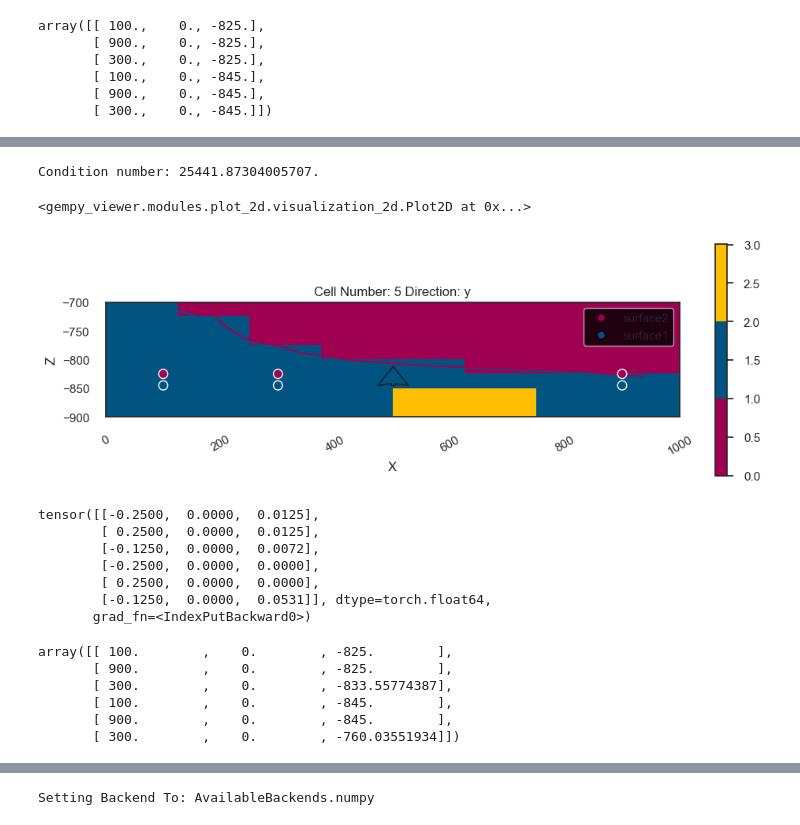
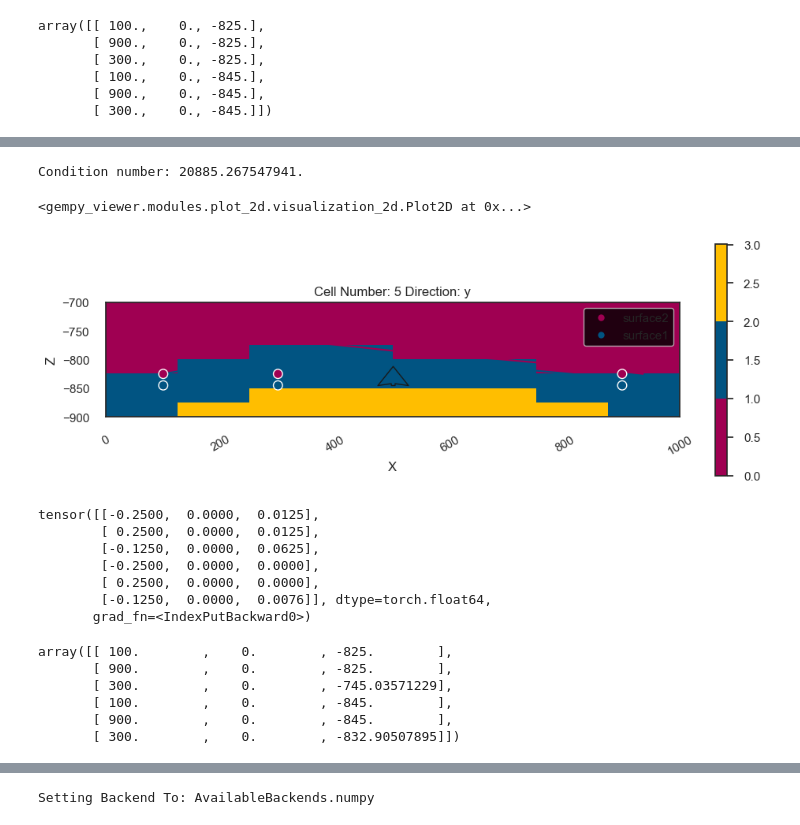
Before and after one commit to Deepprakash222/Gempy3_hyper_spectral, a Jupyter notebook: gempy3_first_model_generative.ipynb, the cells around one changed output, grey strips where cells are left out. Drawn from its saved outputs; the diff is of its cells as text; code cells hidden in the pictures.

```diff
--- a/gempy3_first_model_generative.ipynb
+++ b/gempy3_first_model_generative.ipynb
@@ -385,9 +396,9 @@ array([[ 100.,    0., -825.],
 # %%
 test_list=[]
-test_list.append({"update":"interface_data","id":1, "direction":"Z", "prior_distribution":"normal","normal":{"mean":torch.tensor(0.01,dtype=torch.float64), "std":torch.tensor(0.02,dtype=torch.float64)}})
+test_list.append({"update":"interface_data","id":2, "direction":"Z", "prior_distribution":"normal","normal":{"mean":torch.tensor(0.0125,dtype=torch.float64), "std":torch.tensor(0.02,dtype=torch.float64)}})
 # %%
 
-test_list.append({"update":"interface_data","id":2, "direction":"Z", "prior_distribution":"normal","normal":{"mean":torch.tensor(0.0,dtype=torch.float64), "std":torch.tensor(0.02,dtype=torch.float64)}})
+test_list.append({"update":"interface_data","id":5, "direction":"Z", "prior_distribution":"normal","normal":{"mean":torch.tensor(0.0,dtype=torch.float64), "std":torch.tensor(0.02,dtype=torch.float64)}})
 # %%
 y_obs_label = torch.tensor(y_obs_label,dtype=torch.float64)
 import torch.nn.functional as F
@@ -906,42 +920,42 @@ plt.show()
 # %%
 # Update the model with the new top layer's location
 interpolation_input = geo_model_test.interpolation_input
 interpolation_input.surface_points.sp_coords = torch.index_put(
     interpolation_input.surface_points.sp_coords,
     (torch.tensor([2]), torch.tensor([2])),
-    posterior_samples["mu_1"].mean()
+    posterior_samples["mu_2"].mean()
 )
 interpolation_input.surface_points.sp_coords = torch.index_put(
     interpolation_input.surface_points.sp_coords,
     (torch.tensor([5]), torch.tensor([2])),
-    posterior_samples["mu_2"].mean()
+    posterior_samples["mu_5"].mean()
 )
 
 #print("interpolation_input",interpolation_input.surface_points.sp_coords)
 
 # # Compute the geological model
 geo_model_test.solutions = gempy_engine.compute_model(
     interpolation_input=interpolation_input,
     options=geo_model_test.interpolation_options,
     data_descriptor=geo_model_test.input_data_descriptor,
     geophysics_input=geo_model_test.geophysics_input,
 )
 
 gpv.plot_2d(geo_model_test, cell_number=5, legend='force')
 # %% [output]
-Condition number: 25441.87304005707.
+Condition number: 20885.267547941.
 <gempy_viewer.modules.plot_2d.visualization_2d.Plot2D at 0x...>
-[figure, old version]
+[figure, new version]
 # %%
 sp_coords_copy_test2 =interpolation_input.surface_points.sp_coords
 sp_coords_copy_test2
 # %% [output]
 tensor([[-0.2500,  0.0000,  0.0125],
         [ 0.2500,  0.0000,  0.0125],
-        [-0.1250,  0.0000,  0.0072],
+        [-0.1250,  0.0000,  0.0625],
         [-0.2500,  0.0000,  0.0000],
         [ 0.2500,  0.0000,  0.0000],
-        [-0.1250,  0.0000,  0.0531]], dtype=torch.float64,
+        [-0.1250,  0.0000,  0.0076]], dtype=torch.float64,
        grad_fn=<IndexPutBackward0>)
 # %%
 sp_cord= geo_model_test.transform.apply_inverse(sp_coords_copy_test2.detach().numpy())
@@ -949,10 +963,10 @@ sp_cord
 # %% [output]
 array([[ 100.        ,    0.        , -825.        ],
        [ 900.        ,    0.        , -825.        ],
-       [ 300.        ,    0.        , -833.55774387],
+       [ 300.        ,    0.        , -745.03571229],
        [ 100.        ,    0.        , -845.        ],
        [ 900.        ,    0.        , -845.        ],
-       [ 300.        ,    0.        , -760.03551934]])
+       [ 300.        ,    0.        , -832.90507895]])
 # %%
 geo_model_post = gp.create_geomodel(
     project_name='Gempy_post_Test',
```
Also changed, not shown: parts of 21 cells of this notebook.
